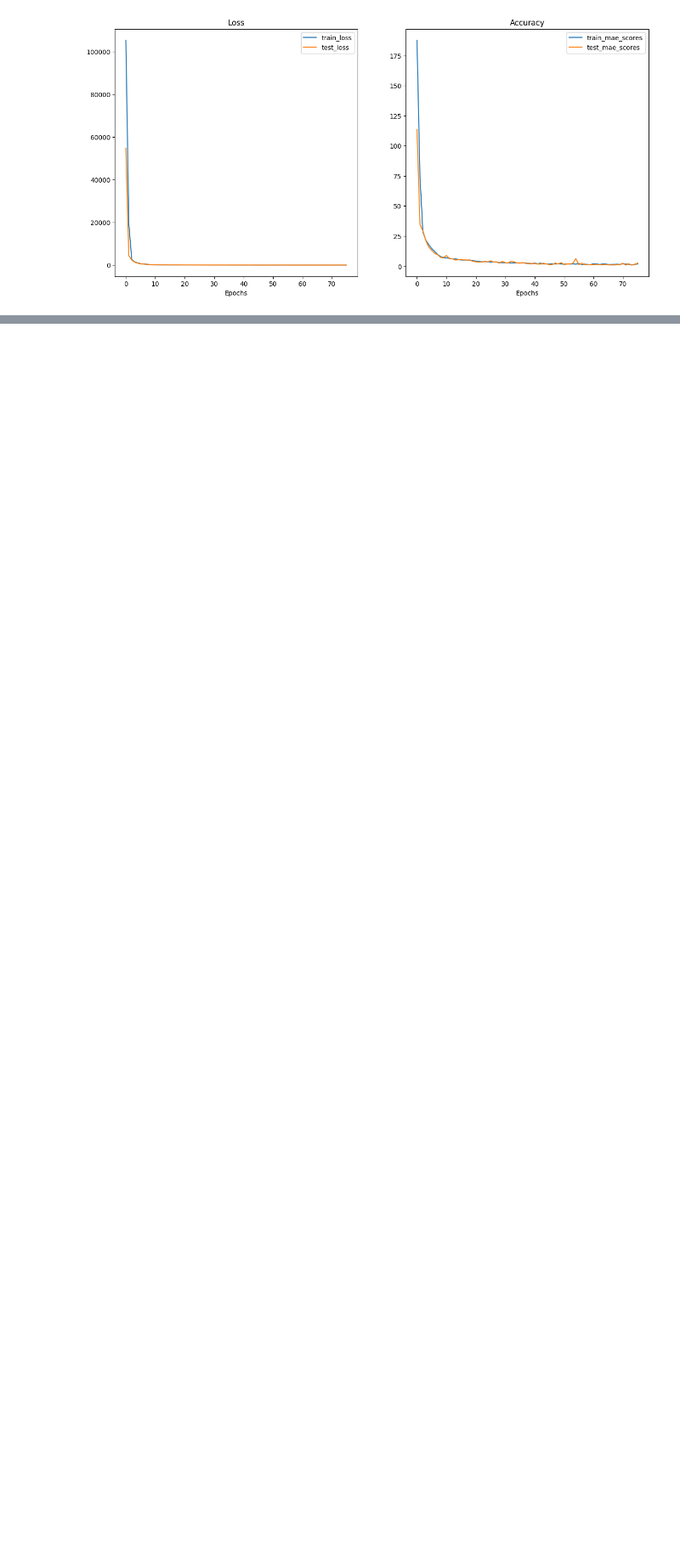
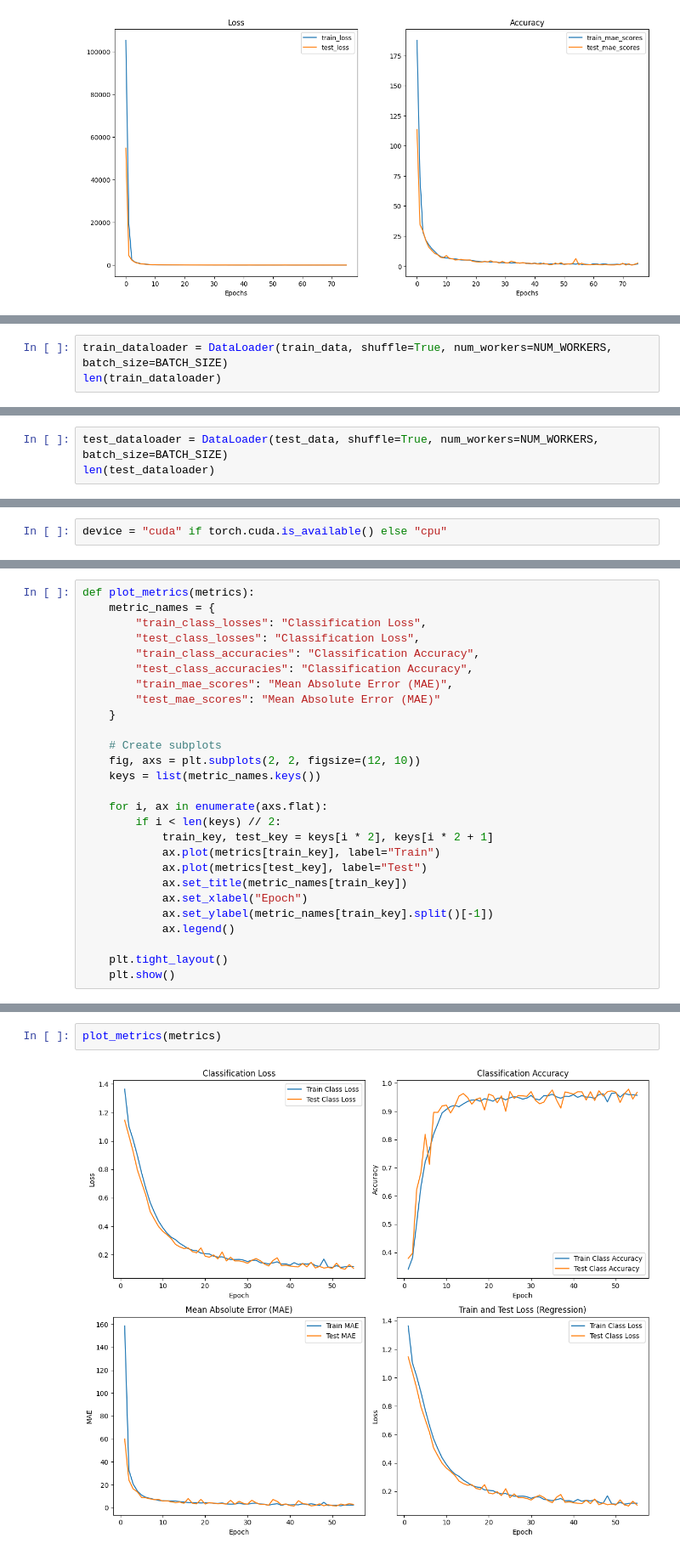
Before and after one commit to AanchalA/WeekendProjects, a Jupyter notebook: Water_Quailty_Check.ipynb, the cells around one changed output, grey strips where cells are left out. Shown: that part at 85% size. Drawn from its saved outputs; the diff is of its cells as text; blank space fills up the shorter version.

```diff
--- a/Water_Quailty_Check.ipynb
+++ b/Water_Quailty_Check.ipynb
@@ -1394,0 +1501,3 @@ plt.legend();
+# %%
+train_dataloader = DataLoader(train_data, shuffle=True, num_workers=NUM_WORKERS, batch_size=BATCH_SIZE)
+len(train_dataloader)
@@ -1394,0 +1506,3 @@ plt.legend();
+# %%
+test_dataloader = DataLoader(test_data, shuffle=True, num_workers=NUM_WORKERS, batch_size=BATCH_SIZE)
+len(test_dataloader)
@@ -1394,0 +1566,2 @@ plt.legend();
+# %%
+device = "cuda" if torch.cuda.is_available() else "cpu"
@@ -1394,0 +1765,27 @@ plt.legend();
+# %%
+def plot_metrics(metrics):
+    metric_names = {
+        "train_class_losses": "Classification Loss",
+        "test_class_losses": "Classification Loss",
+        "train_class_accuracies": "Classification Accuracy",
+        "test_class_accuracies": "Classification Accuracy",
+        "train_mae_scores": "Mean Absolute Error (MAE)",
+        "test_mae_scores": "Mean Absolute Error (MAE)"
+    }
+
+    # Create subplots
+    fig, axs = plt.subplots(2, 2, figsize=(12, 10))
+    keys = list(metric_names.keys())
+
+    for i, ax in enumerate(axs.flat):
+        if i < len(keys) // 2:
+            train_key, test_key = keys[i * 2], keys[i * 2 + 1]
+            ax.plot(metrics[train_key], label="Train")
+            ax.plot(metrics[test_key], label="Test")
+            ax.set_title(metric_names[train_key])
+            ax.set_xlabel("Epoch")
+            ax.set_ylabel(metric_names[train_key].split()[-1])
+            ax.legend()
+
+    plt.tight_layout()
+    plt.show()
@@ -1394,0 +1839,4 @@ plt.legend();
+# %%
+plot_metrics(metrics)
+# %% [output]
+[figure, added]
```
Also changed, not shown: parts of 42 cells of this notebook.
